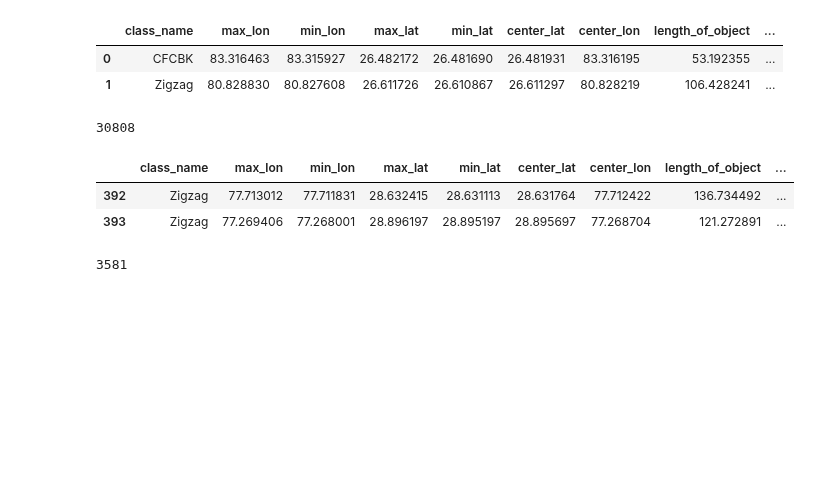
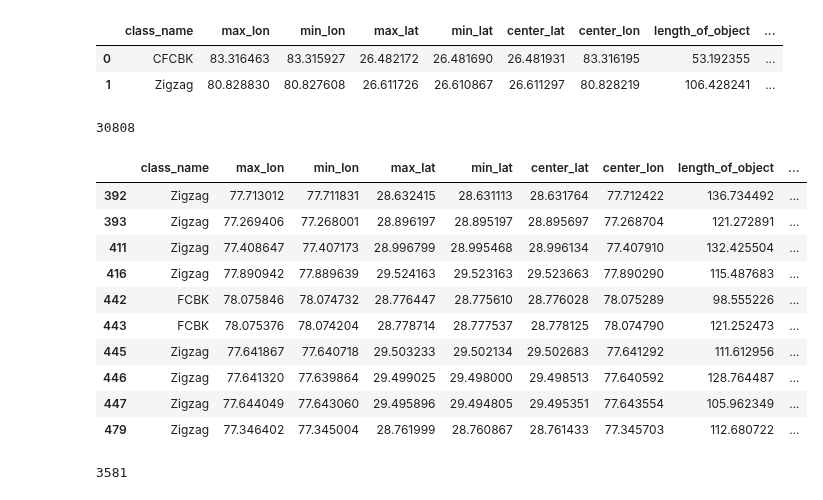
Before and after one commit to rishabh-mondal/ijcai_2025_kilns, a Jupyter notebook: notebooks/brick_kilns_plots.ipynb, the cells around one changed output. Saved outputs shown, nothing was run; the diff lists cells and outputs as text; code cells hidden in the pictures; blank space fills up the shorter version.

```diff
--- a/notebooks/brick_kilns_plots.ipynb
+++ b/notebooks/brick_kilns_plots.ipynb
@@ -250,11 +228,19 @@ print(len(combined_gdf))
 30808
 # %%
 ncr_kilns_gdf = gpd.sjoin(combined_gdf, ncr_df, how="inner")
-ncr_kilns_gdf.head(2)
+ncr_kilns_gdf.head(10)
 # %% [output]
 |  | class_name | max_lon | min_lon | max_lat | min_lat | center_lat | center_lon | length_of_object | ... |
 | 392 | Zigzag | 77.713012 | 77.711831 | 28.632415 | 28.631113 | 28.631764 | 77.712422 | 136.734492 | ... |
 | 393 | Zigzag | 77.269406 | 77.268001 | 28.896197 | 28.895197 | 28.895697 | 77.268704 | 121.272891 | ... |
+| 411 | Zigzag | 77.408647 | 77.407173 | 28.996799 | 28.995468 | 28.996134 | 77.407910 | 132.425504 | ... |
+| 416 | Zigzag | 77.890942 | 77.889639 | 29.524163 | 29.523163 | 29.523663 | 77.890290 | 115.487683 | ... |
+| 442 | FCBK | 78.075846 | 78.074732 | 28.776447 | 28.775610 | 28.776028 | 78.075289 | 98.555226 | ... |
+| 443 | FCBK | 78.075376 | 78.074204 | 28.778714 | 28.777537 | 28.778125 | 78.074790 | 121.252473 | ... |
+| 445 | Zigzag | 77.641867 | 77.640718 | 29.503233 | 29.502134 | 29.502683 | 77.641292 | 111.612956 | ... |
+| 446 | Zigzag | 77.641320 | 77.639864 | 29.499025 | 29.498000 | 29.498513 | 77.640592 | 128.764487 | ... |
+| 447 | Zigzag | 77.644049 | 77.643060 | 29.495896 | 29.494805 | 29.495351 | 77.643554 | 105.962349 | ... |
+| 479 | Zigzag | 77.346402 | 77.345004 | 28.761999 | 28.760867 | 28.761433 | 77.345703 | 112.680722 | ... |
 # %%
 len(ncr_kilns_gdf)
 # %% [output]
```
Also changed, not shown: parts of 23 cells of this notebook.
